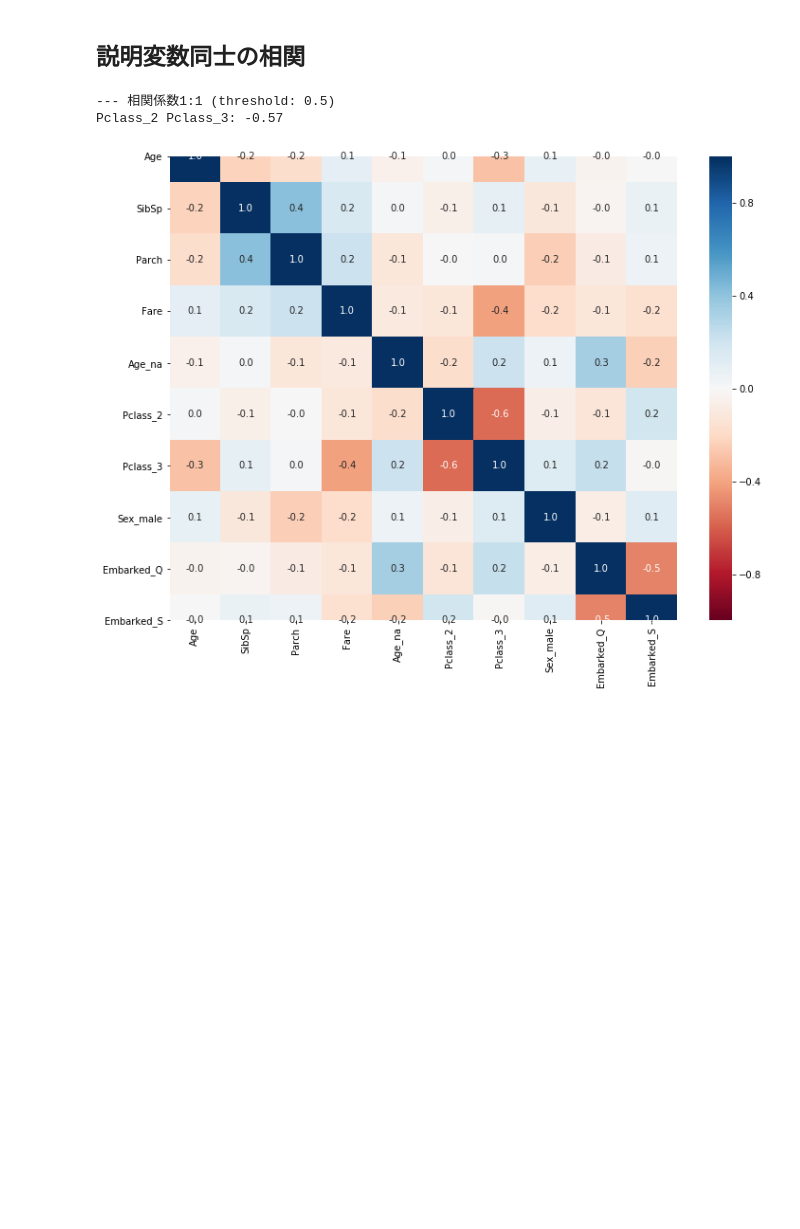
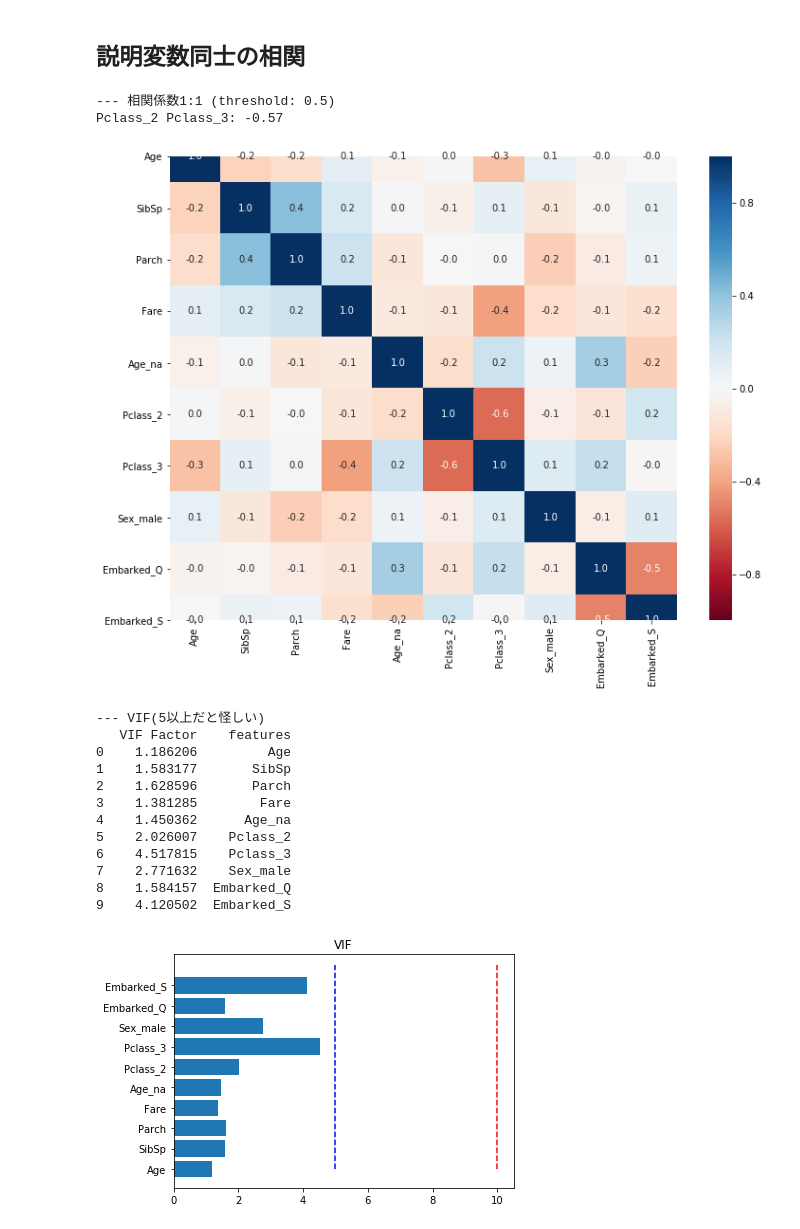
Before and after one commit to tatsuki1107/ml_training, a Jupyter notebook: titanic/train.ipynb, the cells around one changed output. Cells and saved outputs as stored; diff of their text form; code cells hidden in the pictures; blank space fills up the shorter version.

```diff
--- a/titanic/train.ipynb
+++ b/titanic/train.ipynb
@@ -183,0 +76,5 @@ TypeError: unsupported format string passed to numpy.ndarray.__format__
+# %%
+from createModels import train
+
+train_class = train()
+train_class.fit(df_train, select_columns, target, random_seed)
@@ -310,28 +209,60 @@ Embarked_S           cook_distance is 0(max: 0.0022)
 # %%
 import seaborn as sns
 
 def print_correlation(df, columns):
     #　相関係数1:1
     print("--- 相関係数1:1 (threshold: 0.5)")
     cor = df[columns].corr()
     count = 0
     for i in range(len(columns)):
         for j in range(i+1, len(columns)):
             val = cor[columns[i]][j]
             if abs(val) > 0.5:
                 print("{} {}: {:.2f}" .format(columns[i], columns[j], val))
                 count += 1
     if count == 0:
         print('empty')
     print('')
 
     # heatmap
     plt.figure(figsize=(12,9))
     sns.heatmap(df[columns].corr(), annot=True, vmax=1, vmin=-1, fmt='.1f', cmap='RdBu')
     plt.show()
 
+
+    # 相関係数1:多
+    print('--- VIF(5以上だと怪しい)')
+    vif = pd.DataFrame()
+    X = df[columns]
+    vif["VIF Factor"] = [
+        variance_inflation_factor(X.values, i) for i in range(X.shape[1])
+    ]
+    vif["features"] = columns
+    print(vif)
+
+    plt.barh(columns, vif["VIF Factor"])
+    plt.vlines([5], 0, len(columns), "blue", linestyles="dashed")
+    plt.vlines([10], 0, len(columns), "red", linestyles="dashed")
+    plt.title('VIF')
+    plt.tight_layout()
+    plt.show()
+
+
 print_correlation(df_train, select_columns)
 # %% [output]
 --- 相関係数1:1 (threshold: 0.5)
 Pclass_2 Pclass_3: -0.57
 [figure]
+--- VIF(5以上だと怪しい)
+   VIF Factor    features
+0    1.186206         Age
+1    1.583177       SibSp
+2    1.628596       Parch
+3    1.381285        Fare
+4    1.450362      Age_na
+5    2.026007    Pclass_2
+6    4.517815    Pclass_3
+7    2.771632    Sex_male
+8    1.584157  Embarked_Q
+9    4.120502  Embarked_S
+[figure, added]
```
Also changed, not shown: parts of 9 cells of this notebook, 5 other files.
